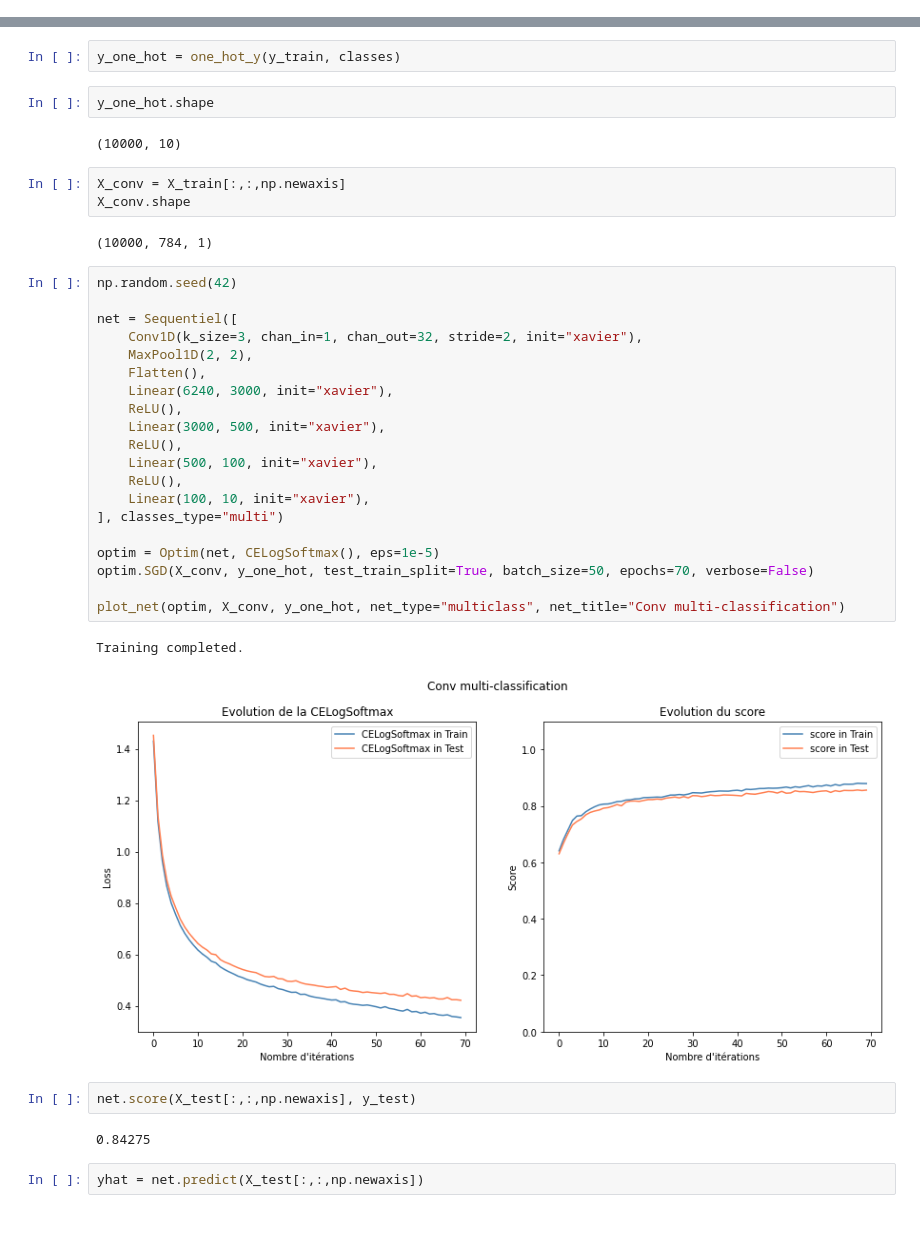
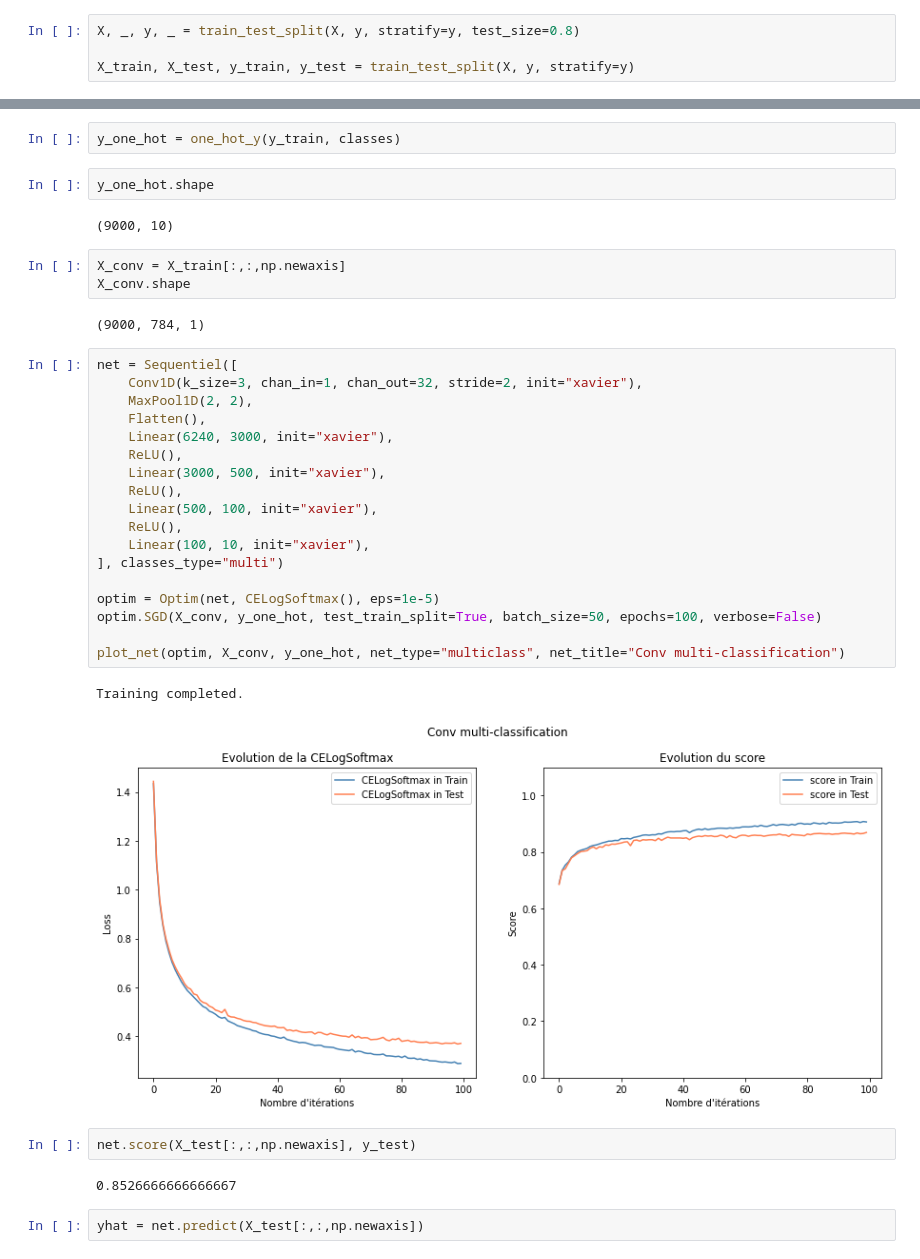
Before and after one commit to Amayas29/neural-networks, a Jupyter notebook: experimentations/conv_mnist.ipynb, the cells around one changed output, grey strips where cells are left out. Saved outputs shown, nothing was run; the diff lists cells and outputs as text; blank space fills up the shorter version.

Commit message:
conv mnsit

```diff
--- a/experimentations/conv_mnist.ipynb
+++ b/experimentations/conv_mnist.ipynb
@@ -36,3 +50,7 @@ y_test = y[10_000:14_000]
+# %%
+X, _, y, _ = train_test_split(X, y, stratify=y, test_size=0.8)
+
+X_train, X_test, y_train, y_test = train_test_split(X, y, stratify=y)
 # %%
 classes = len(np.unique(y))
 
@@ -43,39 +61,37 @@ y_one_hot = one_hot_y(y_train, classes)
 # %%
 y_one_hot.shape
 # %% [output]
-(10000, 10)
+(9000, 10)
 # %%
 X_conv = X_train[:,:,np.newaxis]
 X_conv.shape
 # %% [output]
-(10000, 784, 1)
+(9000, 784, 1)
 # %%
-np.random.seed(42)
-
 net = Sequentiel([
     Conv1D(k_size=3, chan_in=1, chan_out=32, stride=2, init="xavier"),
     MaxPool1D(2, 2),
     Flatten(),
     Linear(6240, 3000, init="xavier"),
     ReLU(),
     Linear(3000, 500, init="xavier"),
     ReLU(),
     Linear(500, 100, init="xavier"),
     ReLU(),
     Linear(100, 10, init="xavier"),
 ], classes_type="multi")
 
 optim = Optim(net, CELogSoftmax(), eps=1e-5)
-optim.SGD(X_conv, y_one_hot, test_train_split=True, batch_size=50, epochs=70, verbose=False)
+optim.SGD(X_conv, y_one_hot, test_train_split=True, batch_size=50, epochs=100, verbose=False)
 
 plot_net(optim, X_conv, y_one_hot, net_type="multiclass", net_title="Conv multi-classification")
 # %% [output]
 Training completed.
-[figure, old version]
+[figure, new version]
 # %%
 net.score(X_test[:,:,np.newaxis], y_test)
 # %% [output]
-0.84275
+0.8526666666666667
 # %%
 yhat = net.predict(X_test[:,:,np.newaxis])
 # %%
```
Also changed, not shown: parts of 8 cells of this notebook, 1 other file.
